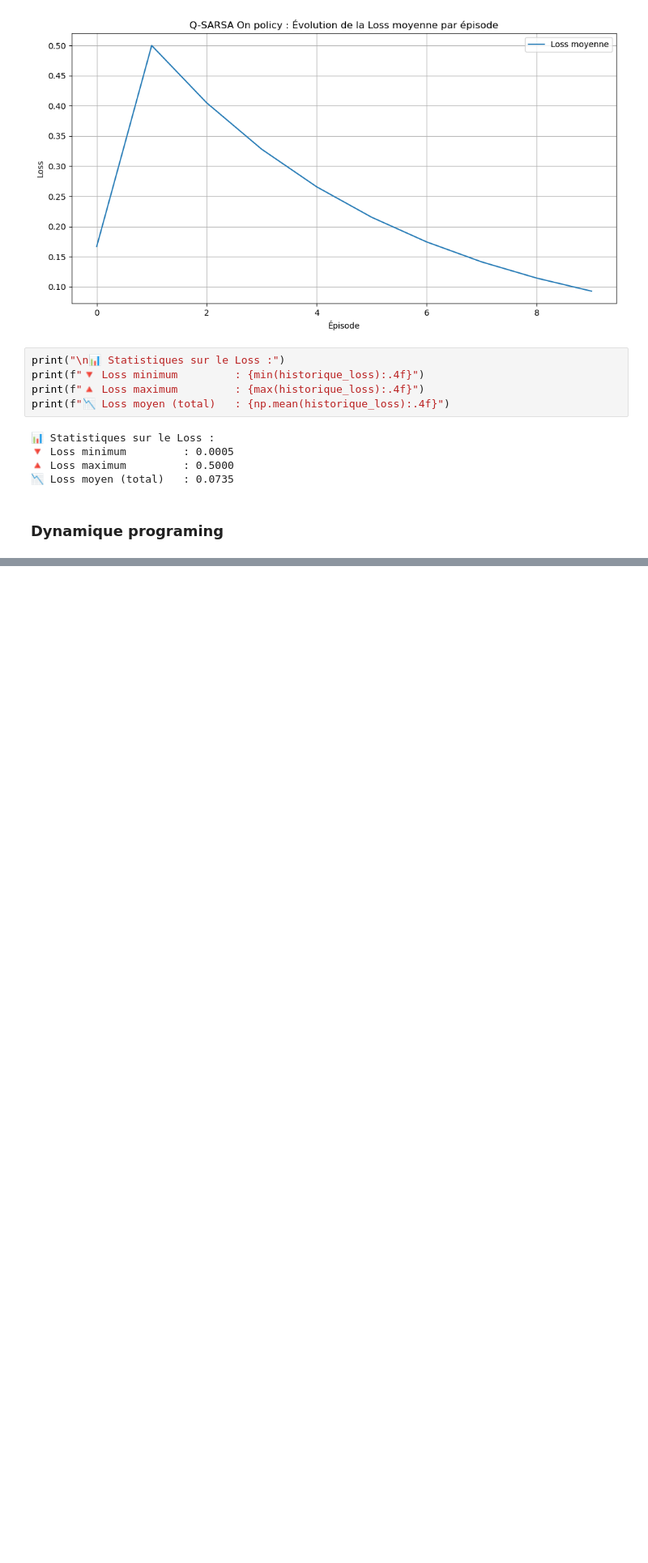
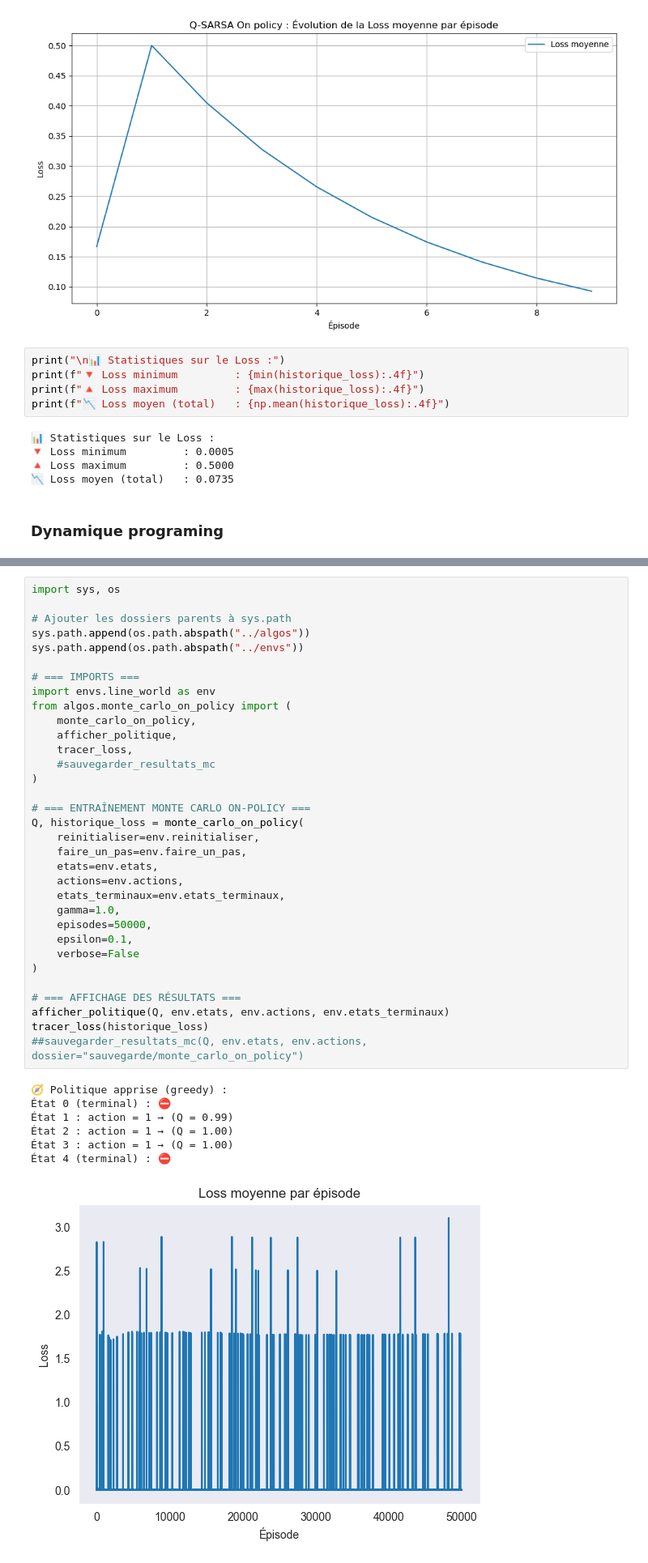
Before and after one commit to manelleha/deep_reinforcement_learning, a Jupyter notebook: projet_deep_renforcement_learning/notebooks/test_line_world.ipynb, the cells around one changed output, grey strips where cells are left out. Shown at 81% size. Cells and saved outputs as stored; diff of their text form; blank space fills up the shorter version.

```diff
--- a/projet_deep_renforcement_learning/notebooks/test_line_world.ipynb
+++ b/projet_deep_renforcement_learning/notebooks/test_line_world.ipynb
@@ -796,0 +898,41 @@ print(f"📉 Loss moyen (total)   : {np.mean(historique_loss):.4f}")
+# %%
+import sys, os
+
+# Ajouter les dossiers parents à sys.path
+sys.path.append(os.path.abspath("../algos"))
+sys.path.append(os.path.abspath("../envs"))
+
+# === IMPORTS ===
+import envs.line_world as env
+from algos.monte_carlo_on_policy import (
+    monte_carlo_on_policy,
+    afficher_politique,
+    tracer_loss,
+    #sauvegarder_resultats_mc
+)
+
+# === ENTRAÎNEMENT MONTE CARLO ON-POLICY ===
+Q, historique_loss = monte_carlo_on_policy(
+    reinitialiser=env.reinitialiser,
+    faire_un_pas=env.faire_un_pas,
+    etats=env.etats,
+    actions=env.actions,
+    etats_terminaux=env.etats_terminaux,
+    gamma=1.0,
+    episodes=50000,
+    epsilon=0.1,
+    verbose=False
+)
+
+# === AFFICHAGE DES RÉSULTATS ===
+afficher_politique(Q, env.etats, env.actions, env.etats_terminaux)
+tracer_loss(historique_loss)
+##sauvegarder_resultats_mc(Q, env.etats, env.actions, dossier="sauvegarde/monte_carlo_on_policy")
+# %% [output]
+🧭 Politique apprise (greedy) :
+État 0 (terminal) : ⛔
+État 1 : action = 1 → (Q = 0.99)
+État 2 : action = 1 → (Q = 1.00)
+État 3 : action = 1 → (Q = 1.00)
+État 4 (terminal) : ⛔
+[figure, added]
```
Also changed, not shown: parts of 5 cells of this notebook, 7 other files.
